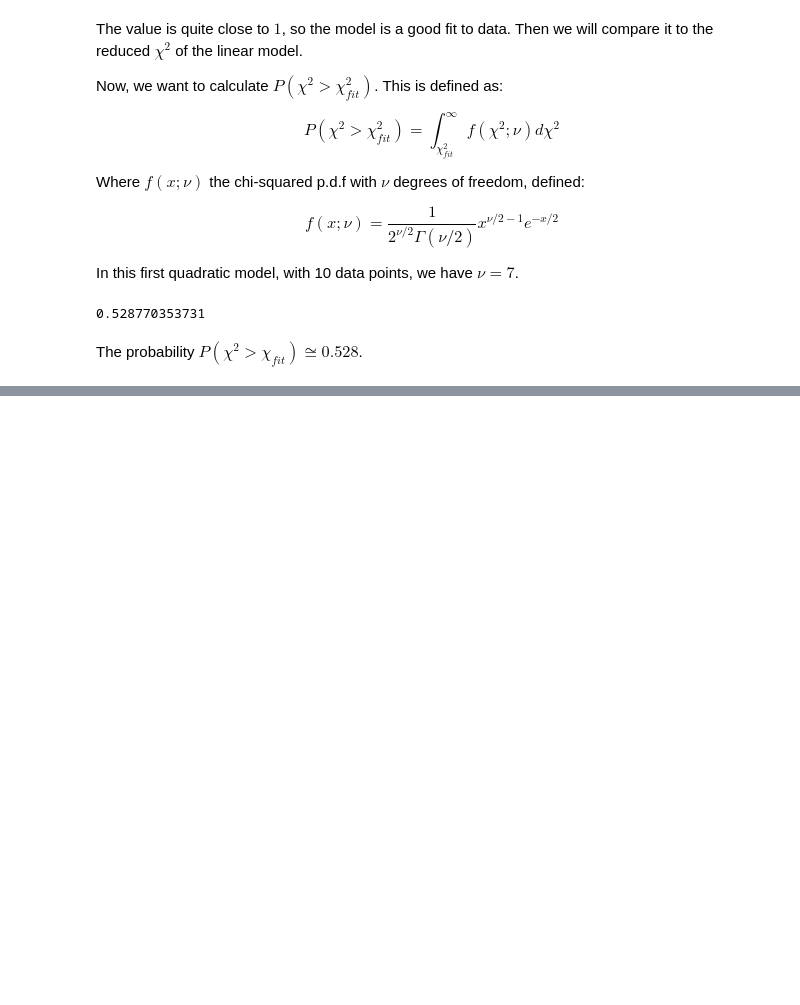
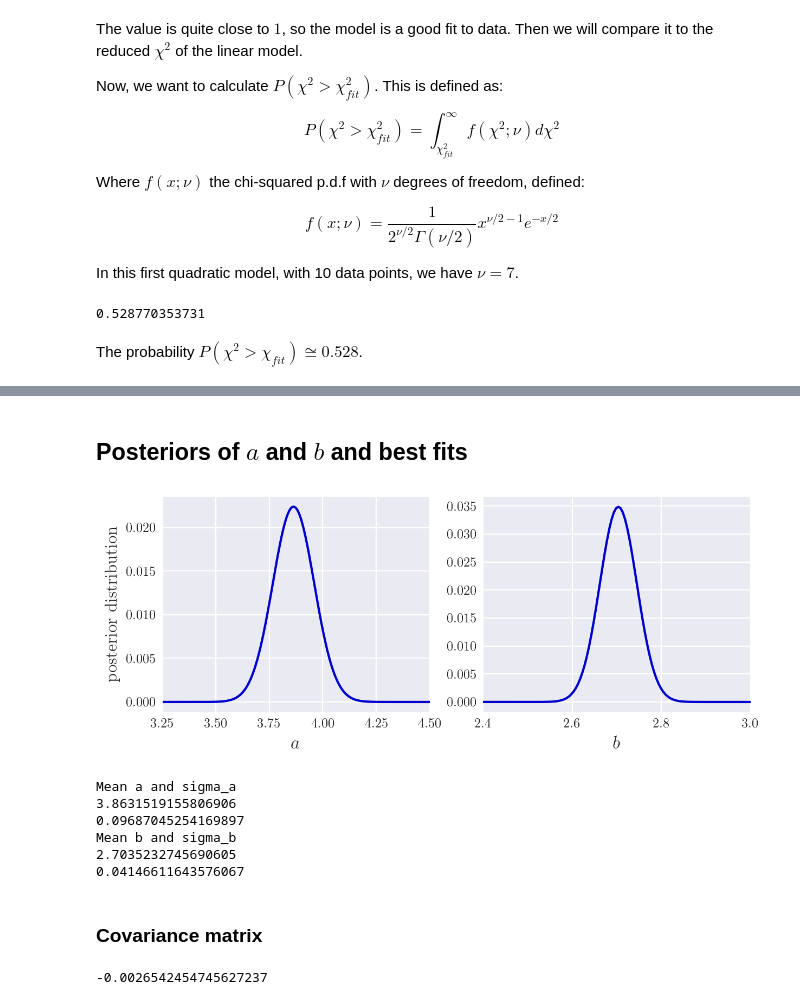
Before and after one commit to dtanoglidis/Astrostatistics, a Jupyter notebook: Assignment 3.ipynb, the cells around one changed output, grey strips where cells are left out. Cells and saved outputs as stored; diff of their text form; code cells hidden in the pictures; blank space fills up the shorter version.

```diff
--- a/Assignment 3.ipynb
+++ b/Assignment 3.ipynb
@@ -998,0 +1070,47 @@ The probability $P(\chi^2 > \chi_{fit}) \cong 0.528$.
+# %% [markdown]
+## Posteriors of $a$ and $b$ and best fits
+# %%
+post_a_2 = np.sum(posterior_2D_10pt, axis=1)
+post_b_2 = np.sum(posterior_2D_10pt, axis=0)
+
+
+fig, ax = plt.subplots(1, 2, figsize = (8,3))
+
+ax[0].plot(a, post_a_2, c='mediumblue')
+ax[0].set_xlabel('$a$', fontsize=14);ax[0].set_ylabel('posterior distribution', fontsize=13)
+ax[0].set_xlim(3.25,4.5)
+
+ax[1].plot(b, post_b_2, c='mediumblue')
+ax[1].set_xlabel('$b$', fontsize=14)
+ax[1].set_xlim(2.4,3.0)
+
+plt.show()
+# %% [output]
+[figure, added]
+# %%
+mean_a_2 = np.sum(a*post_a_2)/np.sum(post_a_2)
+sig_a_2 =  np.sqrt(np.abs(np.sum((a-mean_a_2)**2*post_a_2)/np.sum(post_a_2)))
+
+mean_b_2 = np.sum(b*post_b_2)/np.sum(post_b_2)
+sig_b_2 =  np.sqrt(np.abs(np.sum((b-mean_b_2)**2*post_b_2)/np.sum(post_b_2)))
+
+
+print('Mean a and sigma_a')
+print(mean_a_2);print(sig_a_2)
+
+print('Mean b and sigma_b')
+print(mean_b_2);print(sig_b_2)
+# %% [output]
+Mean a and sigma_a
+3.8631519155806906
+0.09687045254169897
+Mean b and sigma_b
+2.7035232745690605
+0.04146611643576067
+# %% [markdown]
+### Covariance matrix
+# %%
+cov_ab_2 = np.dot((a-mean_a_2),np.matmul(posterior_2D_10pt,(b-mean_b_2)))/np.sum(posterior_2D_10pt)
+print(cov_ab_2)
+# %% [output]
+-0.0026542454745627237
```
Also changed, not shown: parts of 34 cells of this notebook.
